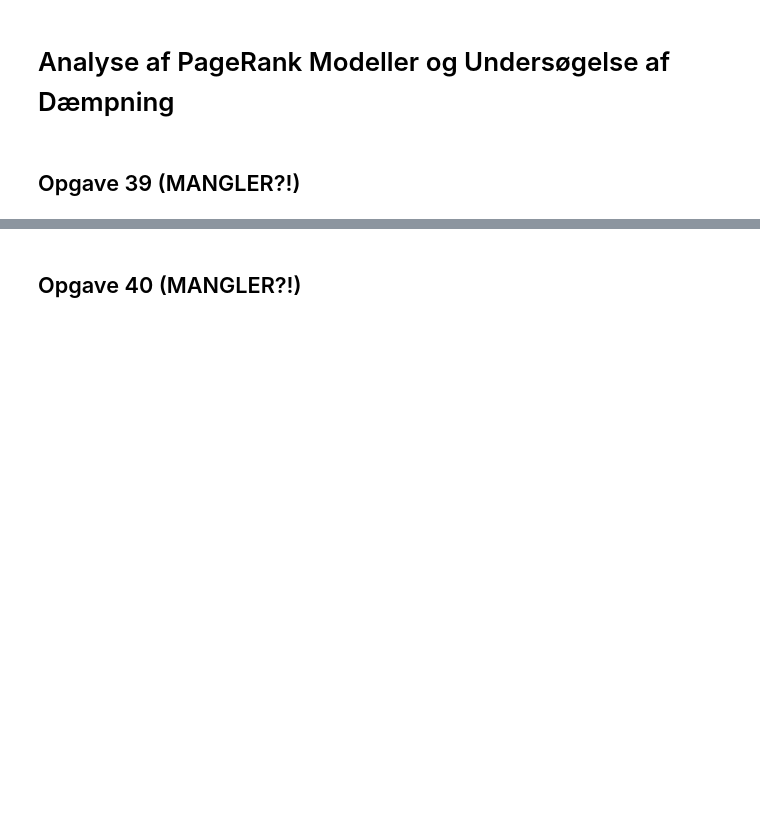
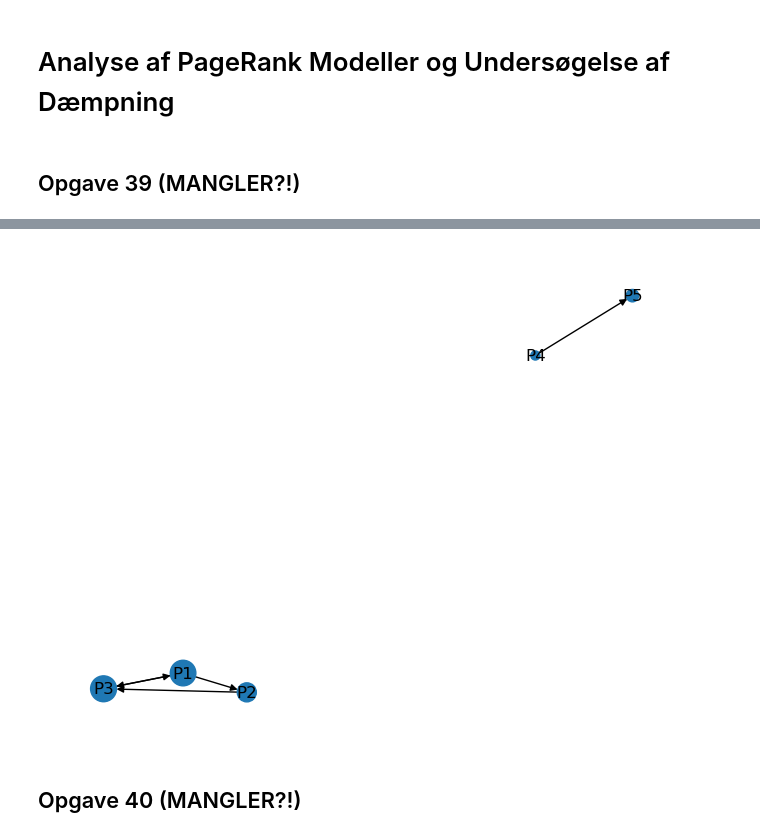
Before and after one commit to Raaaainbow/page-rank, a Jupyter notebook: PageRank.ipynb, the cells around one changed output, grey strips where cells are left out. Drawn from its saved outputs; the diff is of its cells as text; code cells hidden in the pictures; blank space fills up the shorter version.

```diff
--- a/PageRank.ipynb
+++ b/PageRank.ipynb
@@ -1138,3 +1124,22 @@ matrix page rank: {'P1': 0.339422, 'P2': 0.188018, 'P3': 0.347833, 'P4': 0.04376
 # Analyse af PageRank Modeller og Undersøgelse af Dæmpning
 # %% [markdown]
 ## Opgave 39 (MANGLER?!)
+# %%
+G = nx.DiGraph()
+
+nodes = ['p1', 'p2', 'p3', 'p4', 'p5', 'p6']
+G.add_nodes_from(nodes)
+
+edges = [('p1', 'p2'),
+         ('p2', 'p3'),
+         ('p3', 'p1'),
+         ('p4', 'p5'),
+         ('p5', 'p6'),
+         ('p6', 'p4')]
+
+G.add_edges_from(edges)
+
+pos = nx.spring_layout(G, seed=42)
+plt.figure(figsize=(8, 6))
+nx.draw(G, pos, with_labels=True, arrows=True, node_color='skyblue', node_size=1500, font_size=12)
+plt.show()
@@ -1141,3 +1148,31 @@ matrix page rank: {'P1': 0.339422, 'P2': 0.188018, 'P3': 0.347833, 'P4': 0.04376
+# %%
+def plot_ranking(web, ranking, d=0.85):
+
+    # Input: web og ranking er dictionary, eksempelvis som output fra funktionerne "make_web" og "random_surf".
+
+    # Output: Grafisk repræsentation af webstrukturen med links som #pile og PageRank visualiseret ved størrelsen af hjemmesider.
+
+    # INSERT CODE HERE
+
+    G = nx.DiGraph()
+
+    G.add_nodes_from(web)
+
+    for src, targets in web.items():
+        for tgt in targets:
+            G.add_edge(src, tgt)
+
+    node_sizes = []
+    for node in ranking:
+        node_sizes.append(int(ranking[node] * 1000))
+
+    nx.draw(G, with_labels=True, node_size=node_sizes, arrows=True)
+    plt.show()
+
+ranking = matrix_PageRank(W1,50)
+plot_ranking(W1, ranking)
+# %% [output]
+[figure, added]
 # %% [markdown]
 ## Opgave 40 (MANGLER?!)
 # %% [markdown]
```
Also changed, not shown: parts of 15 cells of this notebook.
